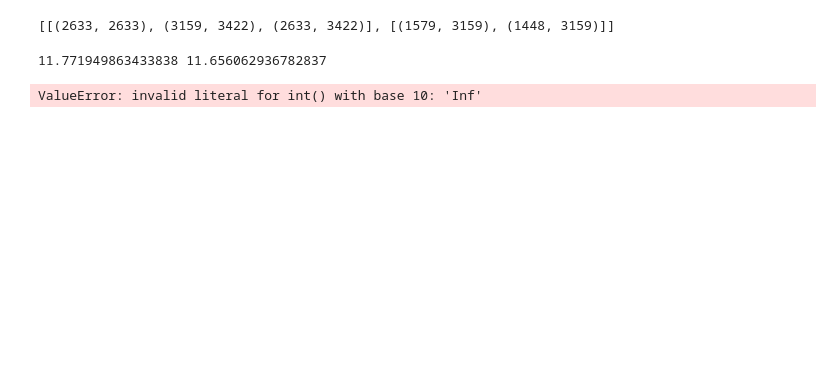
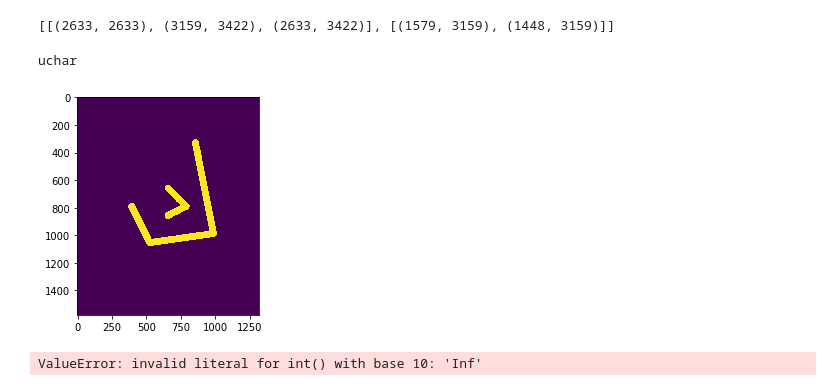
Before and after one commit to Jondeen/VipsML, a Jupyter notebook: vips_annotations.py.ipynb, the cells around one changed output. Saved outputs shown, nothing was run; the diff lists cells and outputs as text; code cells hidden in the pictures; blank space fills up the shorter version.

```diff
--- a/vips_annotations.py.ipynb
+++ b/vips_annotations.py.ipynb
@@ -1,7 +1,7 @@
 # %%
 thickness=20
 square=True
-image_path='/home/jonassog/Projects/VipsML/ML2/00-orig.tif'
+image_path='/mnt/z9-slide-storage/VipsML/00-orig.tif'
 # %%
 # %% [output]
 [[(2633, 2633), (3159, 3422), (2633, 3422)], [(1579, 3159), (1448, 3159)]]
@@ -64,39 +64,42 @@ class Segment():
         dy2 = p3.y-p2.y
         result |= (((dx1**2+dy1**2)**0.5)<self.offset) | (((dx2**2+dy2**2)**0.5)<self.offset)
         return result
 
 import pyvips as vips
 
 anns=[[(0.5,0.5),(0.6,0.6),(0.5,0.65)],[(0.3,0.6),(0.4,0.8),(0.75,0.75),(0.65,0.25)]]
 
-im=vips.Image.new_from_file(image_path).resize(4.0)
+im=vips.Image.new_from_file(image_path).resize(0.25)
 pix_anns=[[(int(x*im.width),int(y*im.width)) for x,y in poly] for poly in anns]
 
 xyz=vips.Image.xyz(im.width,im.height)
 
 def testCopy(results):
     smart = random()>0.5
     t0=time()
     black=vips.Image.black(im.width,im.height)
     paint=vips.Image.black(im.width,im.height)
     for i in range(len(pix_anns)):
         for j in range(len(pix_anns[i])-1):
             segment=Segment(pix_anns[i][j],pix_anns[i][j+1])
             # "smart" copy
             if (smart):
                 paint_segment=paint.crop(*segment.bbox)
                 paint_segment|=segment.testPoints(xyz)
                 paint=paint.insert(paint_segment,segment.bbox[0],segment.bbox[1])
             else:
-                paint|=black.insert(segment.testPoints(xyz),segment.bbox[0],segment.bbox[1])
+                 paint|=black.insert(segment.testPoints(xyz),segment.bbox[0],segment.bbox[1])
     copy=(paint&im).copy_memory()
     results[smart]+=[time()-t0]
+    show(paint)
 result_array=[[],[]]
-for _ in range(25):
-    testCopy(result_array)
-print(sum(result_array[0])/len(result_array[0]),sum(result_array[1])/len(result_array[1]))
+testCopy(result_array)
+#for _ in range(25):
+#    testCopy(result_array)
+#print(sum(result_array[0])/len(result_array[0]),sum(result_array[1])/len(result_array[1]))
 # %% [output]
-11.771949863433838 11.656062936782837
+uchar
+[figure, added]
 # %%
 xyz=vips.Image.xyz(100,100)
 pix_anns=[[(int(x*100),int(y*100)) for x,y in poly] for poly in anns]
```
Also changed, not shown: parts of 1 cell of this notebook, 4 other files.
